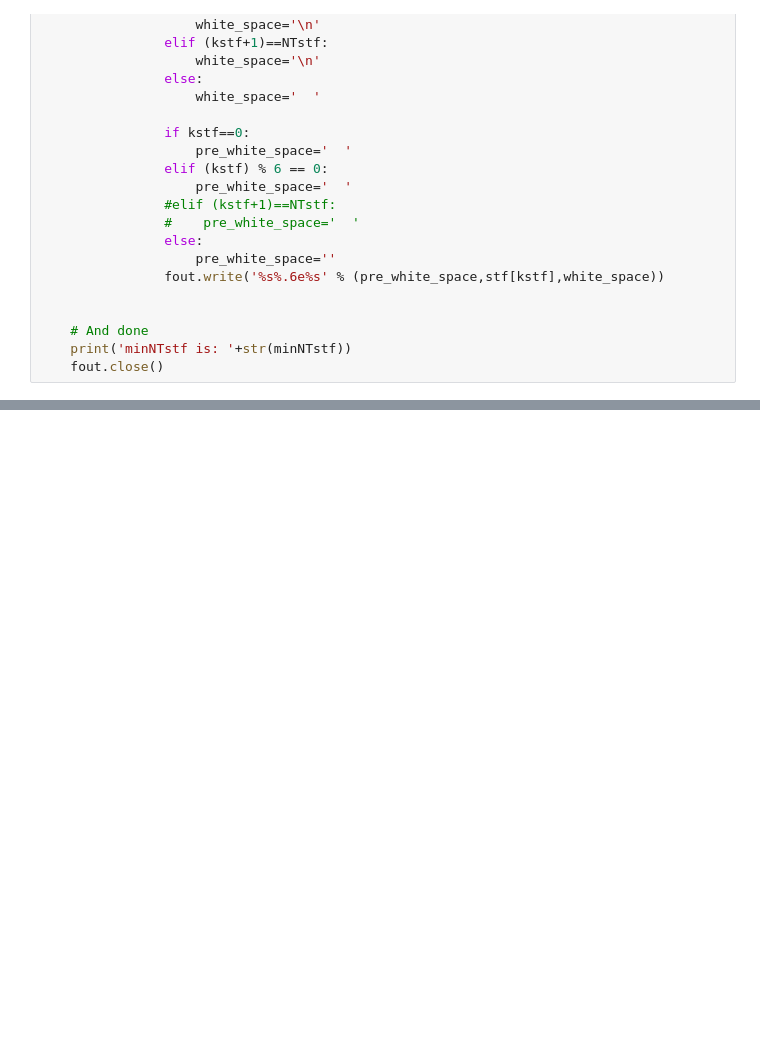
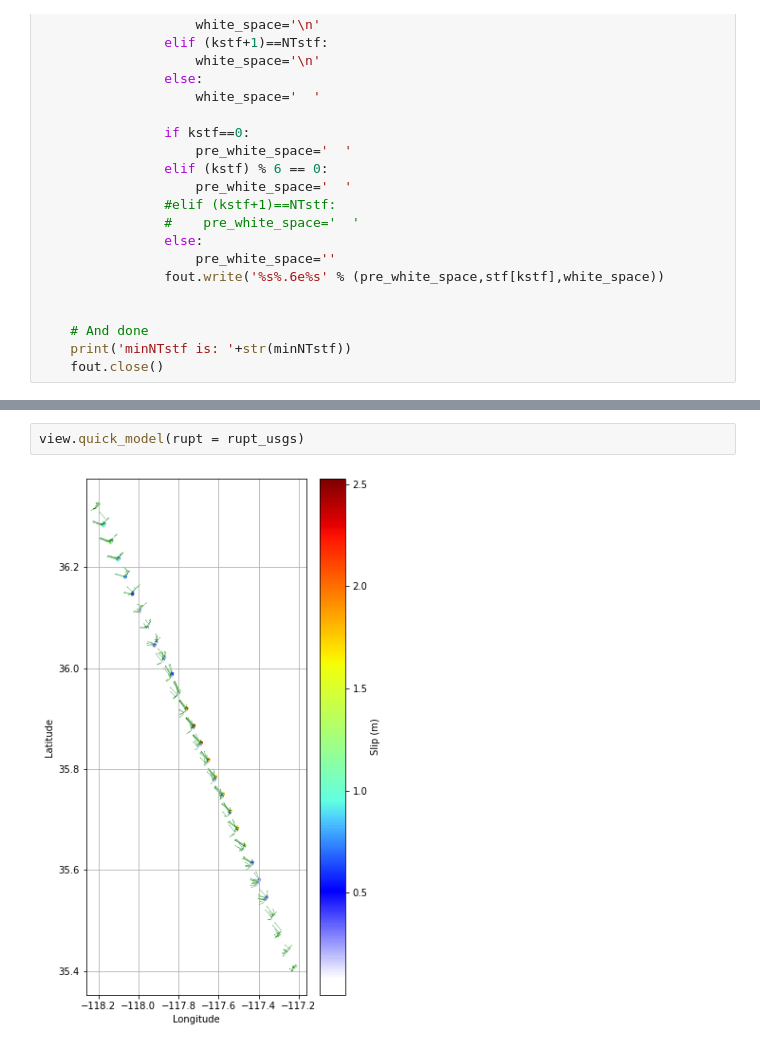
Before and after one commit to UO-Geophysics/sw4_strain, a Jupyter notebook: GenerateSRF.ipynb, the cells around one changed output, grey strips where cells are left out. Cells and saved outputs as stored; diff of their text form; blank space fills up the shorter version.

```diff
--- a/GenerateSRF.ipynb
+++ b/GenerateSRF.ipynb
@@ -394,0 +554,4 @@ plt.plot(stf[0], stf[1]);
+# %%
+view.quick_model(rupt = rupt_usgs)
+# %% [output]
+[figure, added]
```
Also changed, not shown: parts of 21 cells of this notebook, 8 other files.
